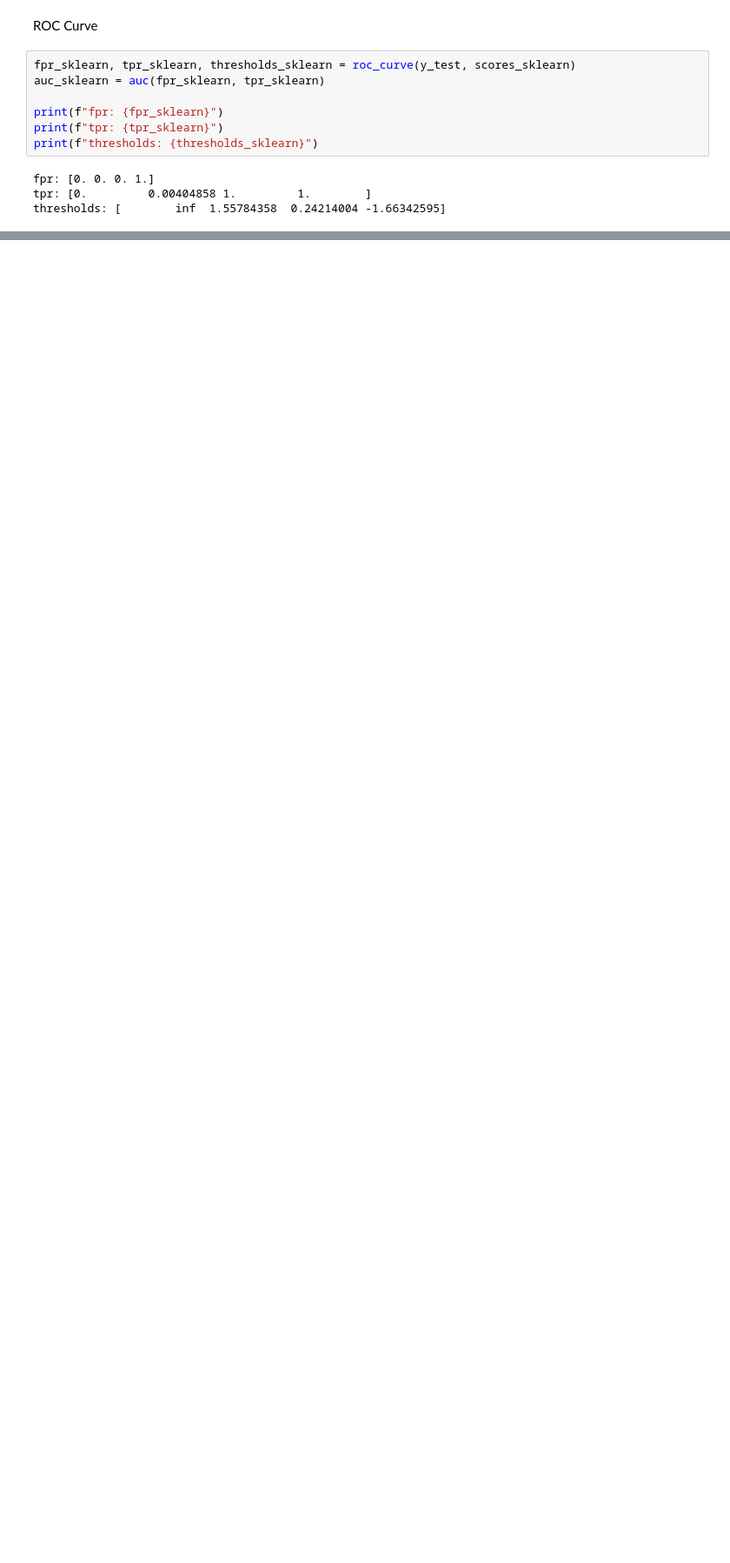
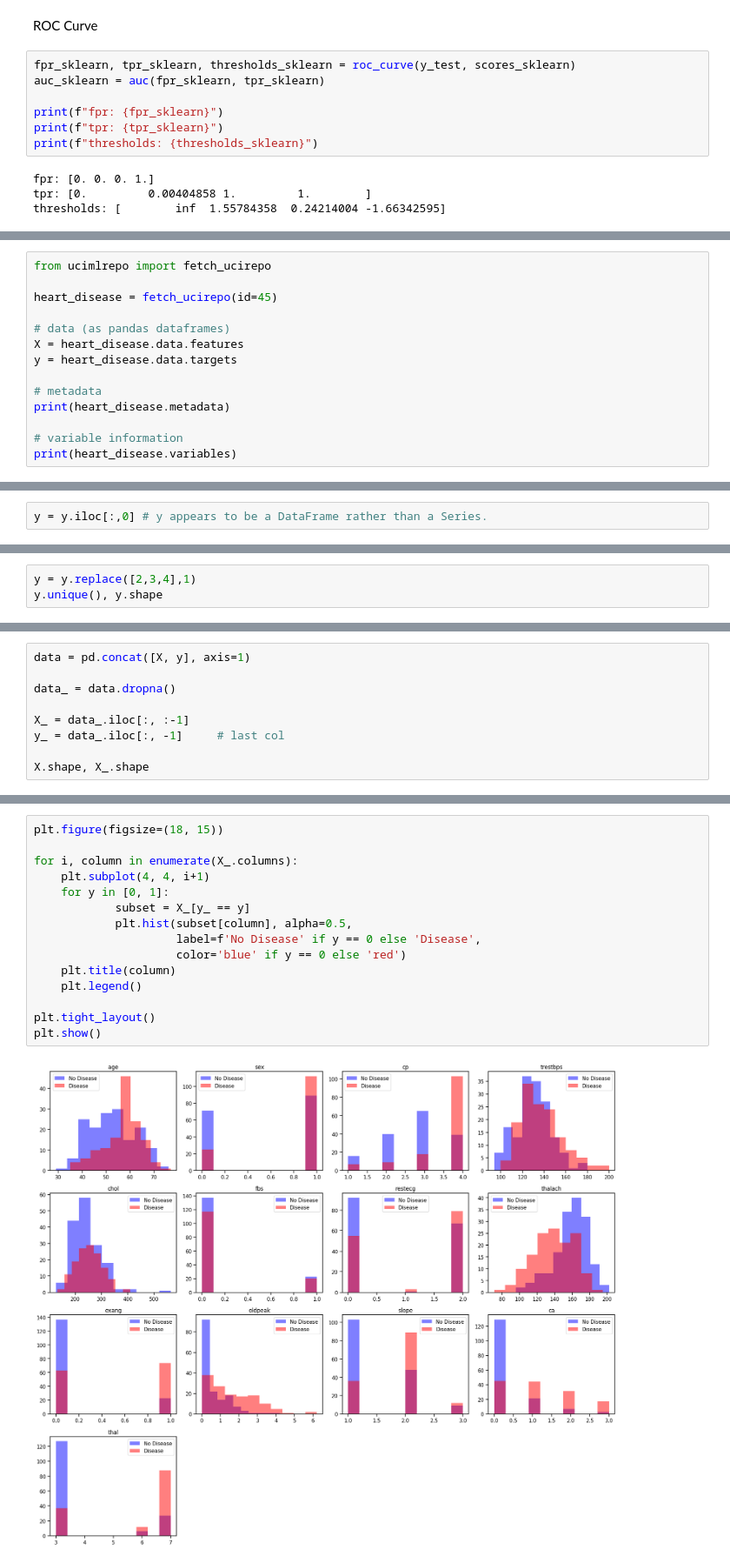
Before and after one commit to adamzsl/machine-learning, a Jupyter notebook: linear_classifier/linear_classifier.ipynb, the cells around one changed output, grey strips where cells are left out. Shown: that part at 87% size. Cells and saved outputs as stored; diff of their text form; blank space fills up the shorter version.

```diff
--- a/linear_classifier/linear_classifier.ipynb
+++ b/linear_classifier/linear_classifier.ipynb
@@ -380,0 +384,14 @@ comparison_df
+# %%
+from ucimlrepo import fetch_ucirepo
+
+heart_disease = fetch_ucirepo(id=45)
+
+# data (as pandas dataframes)
+X = heart_disease.data.features
+y = heart_disease.data.targets
+
+# metadata
+print(heart_disease.metadata)
+
+# variable information
+print(heart_disease.variables)
@@ -380,0 +436,2 @@ comparison_df
+# %%
+y = y.iloc[:,0] # y appears to be a DataFrame rather than a Series.
@@ -380,0 +448,3 @@ comparison_df
+# %%
+y = y.replace([2,3,4],1)
+y.unique(), y.shape
@@ -380,0 +460,9 @@ comparison_df
+# %%
+data = pd.concat([X, y], axis=1)
+
+data_ = data.dropna()
+
+X_ = data_.iloc[:, :-1]
+y_ = data_.iloc[:, -1]     # last col
+
+X.shape, X_.shape
@@ -380,0 +505,17 @@ comparison_df
+# %%
+plt.figure(figsize=(18, 15))
+
+for i, column in enumerate(X_.columns):
+    plt.subplot(4, 4, i+1)
+    for y in [0, 1]:
+            subset = X_[y_ == y]
+            plt.hist(subset[column], alpha=0.5,
+                     label=f'No Disease' if y == 0 else 'Disease',
+                     color='blue' if y == 0 else 'red')
+    plt.title(column)
+    plt.legend()
+
+plt.tight_layout()
+plt.show()
+# %% [output]
+[figure, added]
```
Also changed, not shown: parts of 35 cells of this notebook.
